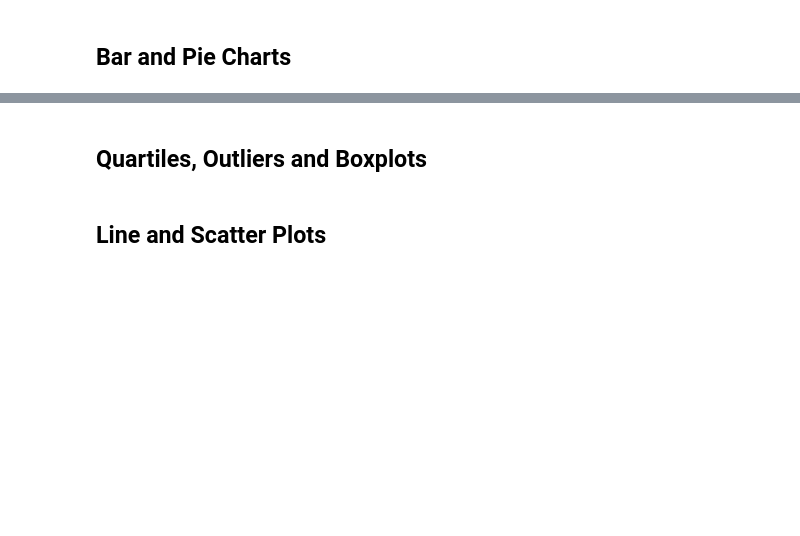
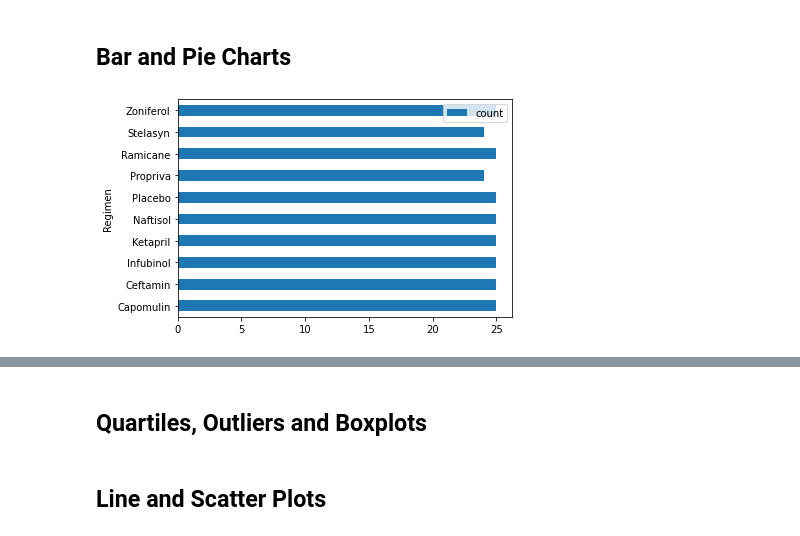
Before and after one commit to Richard-Turnbull/matplotlib-challenge, a Jupyter notebook: pymaceuticals.ipynb, the cells around one changed output, grey strips where cells are left out. Saved outputs shown, nothing was run; the diff lists cells and outputs as text; code cells hidden in the pictures; blank space fills up the shorter version.

```diff
--- a/pymaceuticals.ipynb
+++ b/pymaceuticals.ipynb
@@ -175,3 +207,12 @@ summary_statistics_output_df
 ## Bar and Pie Charts
 # %%
 # Generate a bar plot showing the total number of mice for each treatment throughout the course of the study using pandas.
+
+df = pd.DataFrame({'Regimen':["Capomulin", "Ceftamin", "Infubinol", "Ketapril", "Naftisol", "Placebo", "Propriva", "Ramicane", "Stelasyn", "Zoniferol"],
+ 'count':[25, 25, 25, 25, 25, 25, 24, 25, 24, 25]})
+
+ax = df.plot.barh(x='Regimen', y='count', rot=0)
+
+plt.savefig("Mouse_Treatment_pandas.png")
+# %% [output]
+[figure, added]
```
Also changed, not shown: parts of 5 cells of this notebook, 2 other files.
